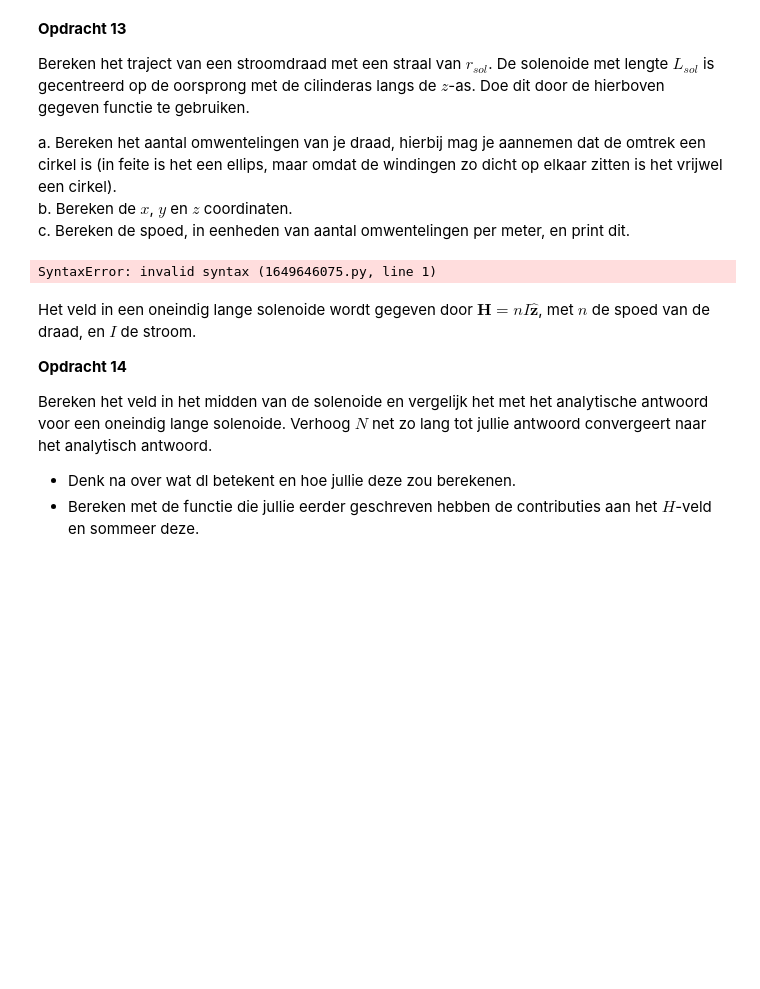
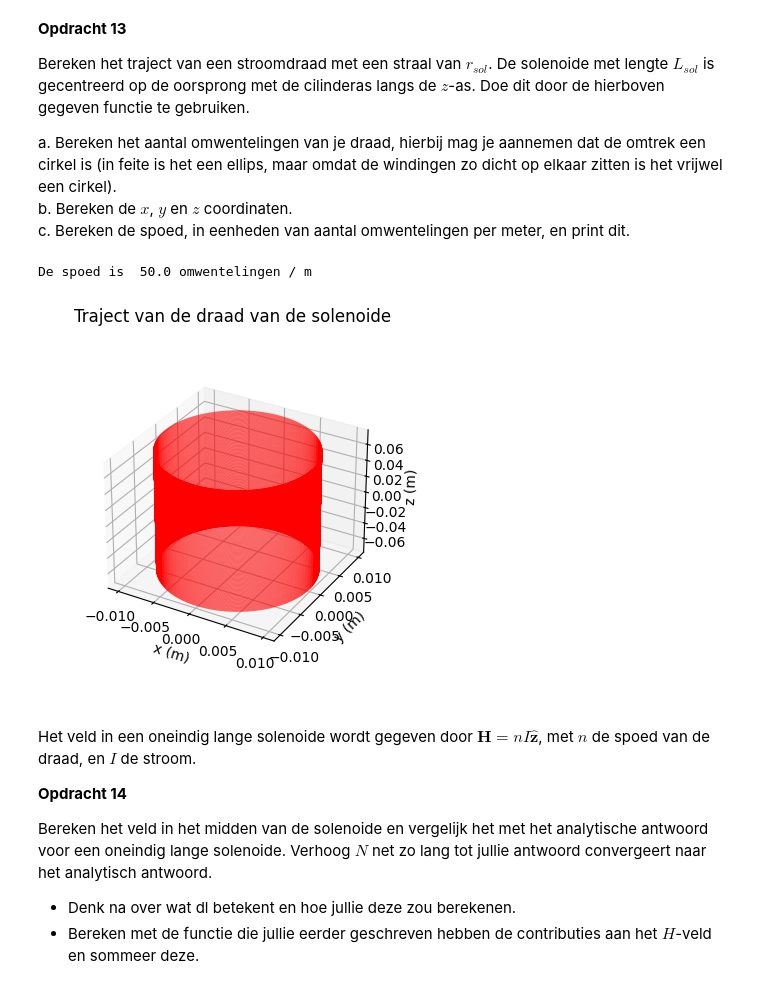
Before and after one commit to TijlGerritsen/opdrachten-DEF-D-TijlG, a Jupyter notebook: 2KrachtactuatorOpdracht/KrachtactuatorOpdracht.ipynb, the cells around one changed output. Drawn from its saved outputs; the diff is of its cells as text; code cells hidden in the pictures; blank space fills up the shorter version.

```diff
--- a/2KrachtactuatorOpdracht/KrachtactuatorOpdracht.ipynb
+++ b/2KrachtactuatorOpdracht/KrachtactuatorOpdracht.ipynb
@@ -485,19 +485,26 @@ a. Bereken het aantal omwentelingen van je draad, hierbij mag je aannemen dat de
 b. Bereken de $x$, $y$ en $z$ coordinaten.\
 c. Bereken de spoed, in eenheden van aantal omwentelingen per meter, en print dit.
 # %%
-l_draad = # Lengte draad
-r_sol = # Straal solenoide
-L_sol = # Lengte solenoide
-N = # Aantal wikkeling
+l_draad = 7.5# Lengte draad
+r_sol = 0.01 # Straal solenoide
+L_sol = 0.15# Lengte solenoide
+N = 500# Aantal wikkeling
+N_stap = 50000 #Simulatie stappen
+
+x,y,z = parametrisatie(N_stap,r_sol,N,L_sol)
 
 # Enkele plots
 ax=plt.figure().add_subplot(projection='3d')
 plt.title('Traject van de draad van de solenoide')
 plt.plot(x, y, z, '-r', linewidth=0.1)
 ax.set_box_aspect(aspect=None, zoom=0.8)
 ax.set_xlabel('x (m)'), ax.set_ylabel('y (m)'), ax.set_zlabel('z (m)')
+
+n = N/L_draad
+print("De spoed is ", n, "omwentelingen / m")
 # %% [output]
-SyntaxError: invalid syntax (1649646075.py, line 1)
+De spoed is  50.0 omwentelingen / m
+[figure, added]
 # %% [markdown]
 Het veld in een oneindig lange solenoide wordt gegeven door $\mathbf{H} = n I \hat{\mathbf{z}}$, met $n$ de spoed van de draad, en $I$ de stroom.
 
```
Also changed, not shown: parts of 2 cells of this notebook.
